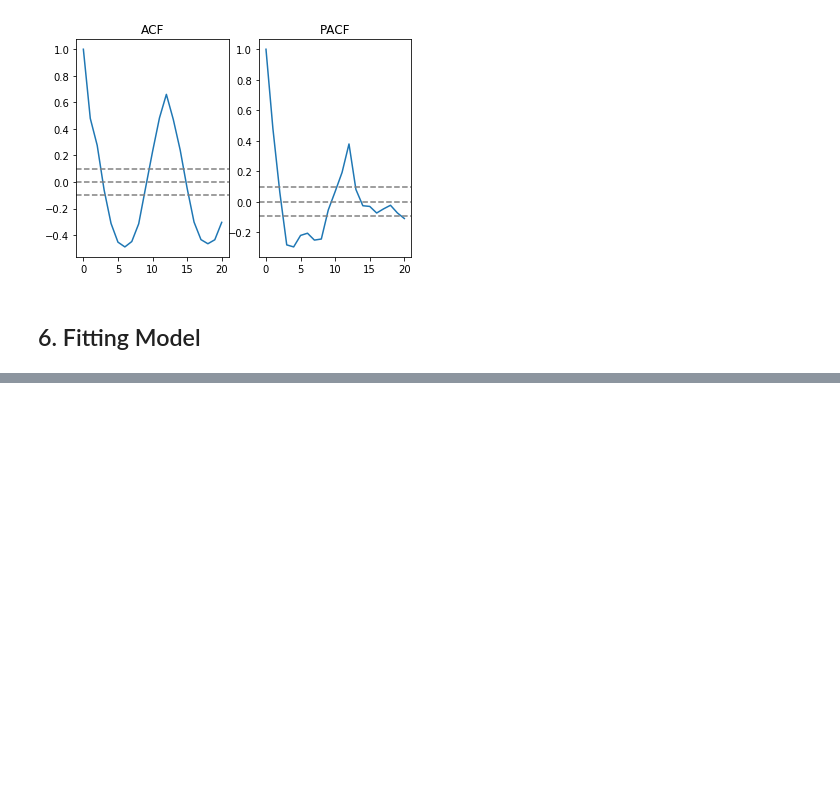
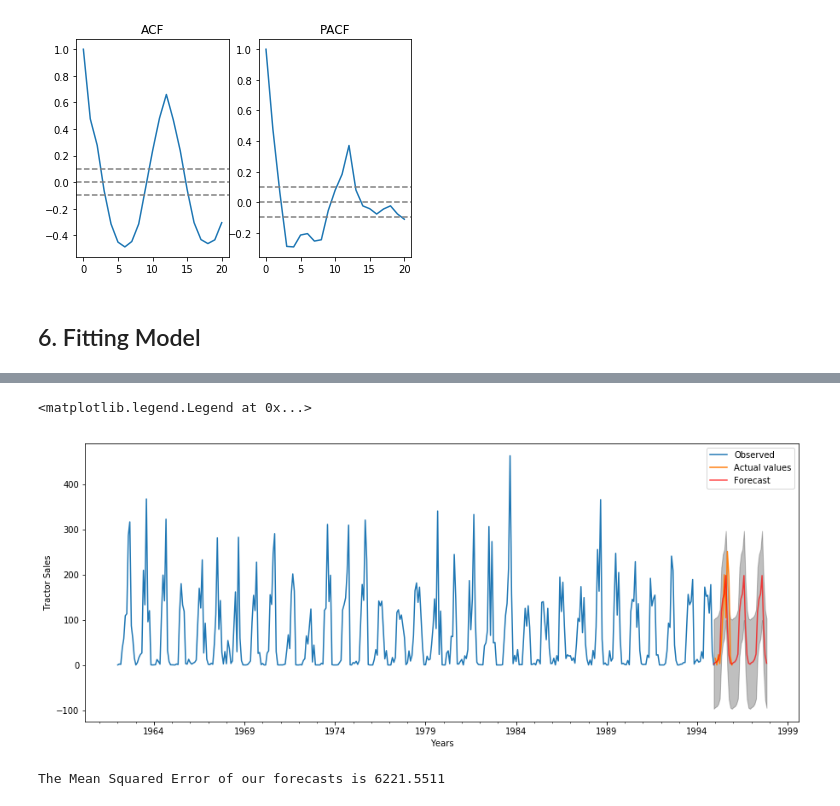
Before and after one commit to vagdevik/ARIMA-Latur, a Jupyter notebook: ARIMA_precip.ipynb, the cells around one changed output, grey strips where cells are left out. Cells and saved outputs as stored; diff of their text form; code cells hidden in the pictures; blank space fills up the shorter version.

```diff
--- a/ARIMA_precip.ipynb
+++ b/ARIMA_precip.ipynb
@@ -487,0 +356,10 @@ results_ARIMA.plot_predict(1,492)
+# %%
+best_pdq = (0, 1, 1)
+best_seasonal_pdq = (0, 1, 1, 12)
+
+best_model = sm.tsa.statespace.SARIMAX(series_data,
+                                     order=best_pdq,
+                                     seasonal_order=best_seasonal_pdq,
+                                     enforce_stationarity=True,
+                                     enforce_invertibility=True)
+best_results = best_model.fit()
@@ -487,0 +368,7 @@ results_ARIMA.plot_predict(1,492)
+# %%
+# Get forecast 36 steps (3 years) ahead in future
+n_steps = 36
+pred_uc_95 = best_results.get_forecast(steps=n_steps, alpha=0.05) # alpha=0.05 95% CI
+
+# Get confidence intervals 95% of the forecasts
+pred_ci_95 = pred_uc_95.conf_int()
@@ -487,0 +386,6 @@ results_ARIMA.plot_predict(1,492)
+# %%
+index = pd.date_range('1994-12-01', periods=n_steps, freq='MS')
+forecast_data = pd.DataFrame(np.column_stack([pred_uc_95.predicted_mean, pred_ci_95]),
+                    index=index, columns=['forecast', 'lower_ci_95', 'upper_ci_95'])
+
+forecast_data.head()
@@ -487,0 +399,19 @@ results_ARIMA.plot_predict(1,492)
+# %%
+axis_plt = series_data['1962':].plot(label='Observed', figsize=(15, 6))
+
+test_data.Values.plot(ax=axis_plt, label='Actual values')
+forecast_data['forecast'].plot(ax=axis_plt, label='Forecast', alpha=0.7, color='r')
+
+axis_plt.fill_between(forecast_data.index, forecast_data['lower_ci_95'], forecast_data['upper_ci_95'], color='k', alpha=.25)
+
+axis_plt.set_xlabel('Years')
+axis_plt.set_ylabel('Tractor Sales')
+pyplot.legend(loc='best')
+# %% [output]
+<matplotlib.legend.Legend at 0x...>
+[figure, added]
+# %%
+mse = ((test_data[:'1995-12-01'].Values - forecast_data['forecast']) ** 2).mean()
+print('The Mean Squared Error of our forecasts is {}'.format(round(mse, 4)))
+# %% [output]
+The Mean Squared Error of our forecasts is 6221.5511
```
Also changed, not shown: parts of 29 cells of this notebook, 4 other files.
